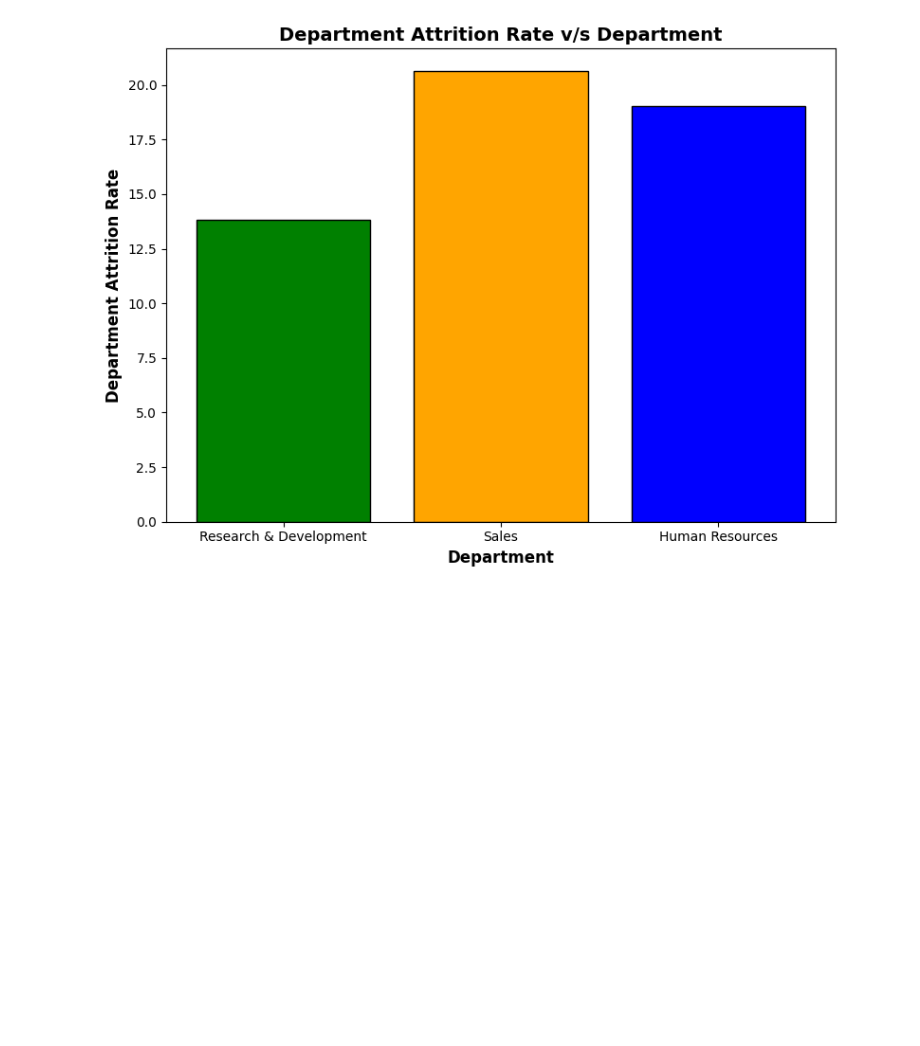
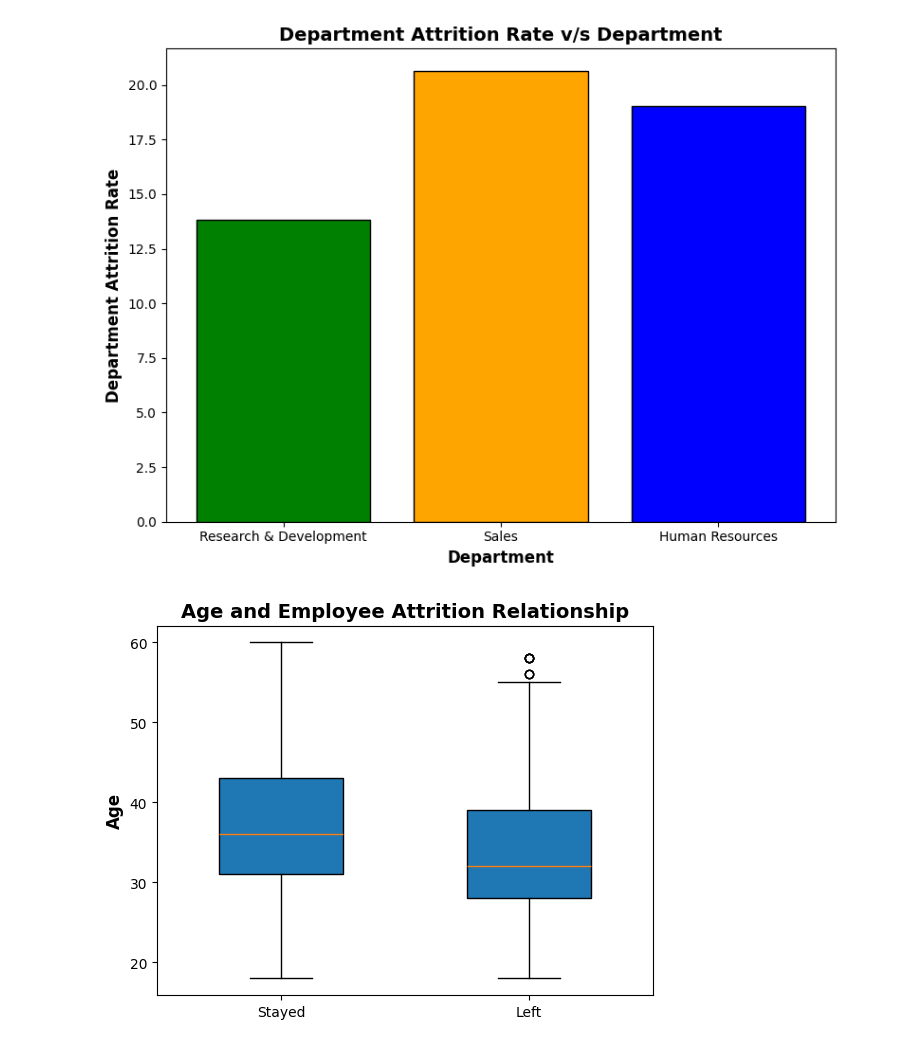
Before and after one commit to AryanGoyal17/Employee-Attrition-Analysis, a Jupyter notebook: analysis.ipynb, the cells around one changed output. Drawn from its saved outputs; the diff is of its cells as text; code cells hidden in the pictures; blank space fills up the shorter version.

Commit message:
feat: Found the relationship between Age and Employee Attrition using a boxplot

```diff
--- a/analysis.ipynb
+++ b/analysis.ipynb
@@ -471,3 +471,17 @@ Name: count, dtype: int64
 
 #Answer-- Employees who were in Sales experienced a little high attrition rate compared to HR and significantly high as compared to R&D.
 #      -- This shows that the employees in R&D have a less tendency of leaving the company as compared to Sales and HR
+# %%
+#q7-- At what age do employees tend to quit?
+
+stayed_age = df[df['Attrition'] == 'No']['Age']
+left_age = df[df['Attrition'] == 'Yes']['Age']
+
+plt.boxplot([stayed_age, left_age], labels = ['Stayed', 'Left'], patch_artist=True, widths= 0.5)
+
+plt.title('Age and Employee Attrition Relationship', fontweight= 'bold', fontsize= 14)
+plt.ylabel('Age', fontweight= 'bold', fontsize= 12)
+
+plt.show()
+# %% [output]
+[figure, added]
```
Also changed, not shown: parts of 1 cell of this notebook.
